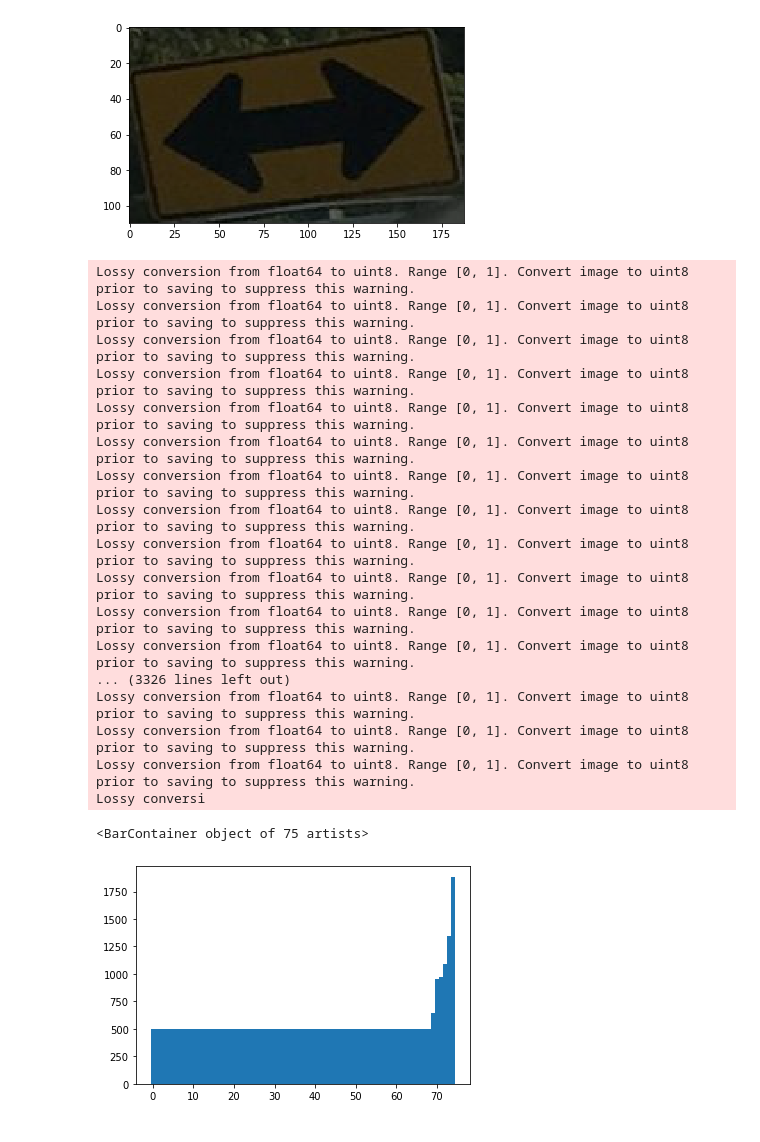
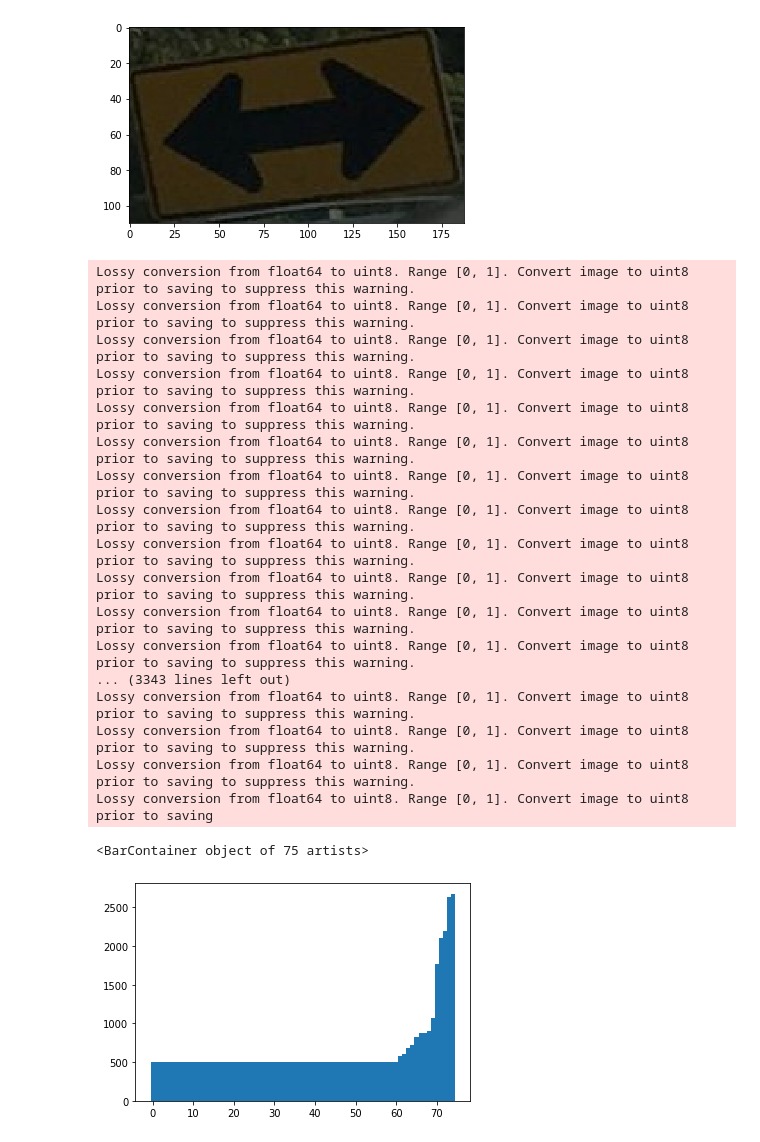
Before and after one commit to carsonljc/APS360-Project, a Jupyter notebook: Data_processing.ipynb, the cells around one changed output. Cells and saved outputs as stored; diff of their text form; code cells hidden in the pictures.

Commit message:
Update Data_processing.ipynb
Updated data processing with new shifted dataset

```diff
--- a/Data_processing.ipynb
+++ b/Data_processing.ipynb
@@ -31,7 +36,7 @@ New data statistic after trimming
 import matplotlib.pyplot as plt
 import os
 
-dataset_folder = "C:\\jeremy\\Assignments\\APS360\\Project\\mtsd_hand_selected_cropped_dataset\\mtsd_hand_selected_cropped_dataset"
+dataset_folder = "C:\\jeremy\\Assignments\\APS360\\Project\\mtsd_hand_selected_randcropped_dataset\\mtsd_hand_selected_randcropped_dataset"
 reg_classes = os.listdir(dataset_folder)
 class_counts = {}
 class_samples = {}
@@ -233,7 +238,7 @@ def augment_dataset(input_dir, desired_image_count):
             image_ls_new = os.listdir(class_dir)
             class_size = len(image_ls_new)
 
-input_dir = "C:\\jeremy\\Assignments\\APS360\\Project\\mtsd_hand_selected_cropped_dataset\\split_augmented_mtsd_hand_selected_cropped_dataset\\train\\"
+input_dir = "C:\\jeremy\\Assignments\\APS360\\Project\\mtsd_hand_selected_randcropped_dataset\\split_augmented_mtsd_hand_selected_randcropped_dataset\\train\\"
 augment_dataset(input_dir, 500)
 # %% [output]
 Lossy conversion from float64 to uint8. Range [0, 1]. Convert image to uint8 prior to saving to suppress this warning.
@@ -248,44 +253,44 @@ Lossy conversion from float64 to uint8. Range [0, 1]. Convert image to uint8 pri
 Lossy conversion from float64 to uint8. Range [0, 1]. Convert image to uint8 prior to saving to suppress this warning.
 Lossy conversion from float64 to uint8. Range [0, 1]. Convert image to uint8 prior to saving to suppress this warning.
 Lossy conversion from float64 to uint8. Range [0, 1]. Convert image to uint8 prior to saving to suppress this warning.
-... (3326 lines left out)
+... (3343 lines left out)
 Lossy conversion from float64 to uint8. Range [0, 1]. Convert image to uint8 prior to saving to suppress this warning.
 Lossy conversion from float64 to uint8. Range [0, 1]. Convert image to uint8 prior to saving to suppress this warning.
 Lossy conversion from float64 to uint8. Range [0, 1]. Convert image to uint8 prior to saving to suppress this warning.
-Lossy conversi
+Lossy conversion from float64 to uint8. Range [0, 1]. Convert image to uint8 prior to saving
 # %%
 # plot histogram of all classes in cropped dataset
 import matplotlib.pyplot as plt
 import os
 
-base_dir = "C:\\jeremy\\Assignments\\APS360\\Project\\mtsd_hand_selected_cropped_dataset\\split_augmented_mtsd_hand_selected_cropped_dataset"
+base_dir = "C:\\jeremy\\Assignments\\APS360\\Project\\mtsd_hand_selected_randcropped_dataset\\split_augmented_mtsd_hand_selected_randcropped_dataset"
 train_dataset_folder = os.path.join(base_dir, "train")
-# val_dataset_folder = os.path.join(base_dir, "val")
-# test_dataset_folder = os.path.join(base_dir,"test")
+val_dataset_folder = os.path.join(base_dir, "val")
+test_dataset_folder = os.path.join(base_dir,"test")
 reg_classes = os.listdir(train_dataset_folder)
-dataset_folders = [train_dataset_folder]
+dataset_folders = [train_dataset_folder,val_dataset_folder,test_dataset_folder]
 class_counts = {}
 class_samples = {}
 
 for i, class_dir in enumerate(reg_classes):
     class_counts[class_dir] = 0 # initialize class count
     for dataset_folder in dataset_folders:
         fl = os.path.join(dataset_folder, class_dir)
         fl_size = len(os.listdir(fl))
 
         class_counts[class_dir] += fl_size
 
         for fi in os.listdir(fl):
             class_samples[class_dir] = os.path.join(fl, fi)
             break
 
 max_class = max(class_counts, key=class_counts.get)
 min_class = min(class_counts, key=class_counts.get)
 
 plt.bar(range(len(class_counts)), sorted(class_counts.values()), 1)
 # %% [output]
 <BarContainer object of 75 artists>
-[figure, old version]
+[figure, new version]
 # %%
 import shutil
 import random
```
Also changed, not shown: parts of 6 cells of this notebook.
